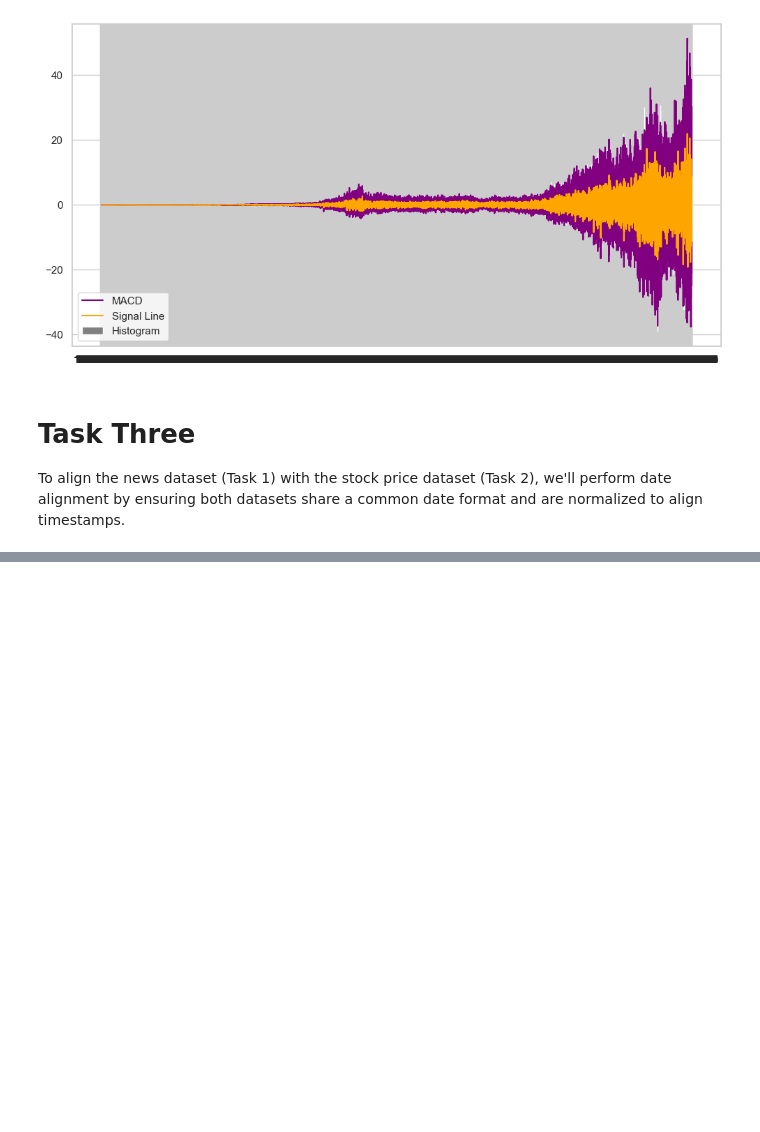
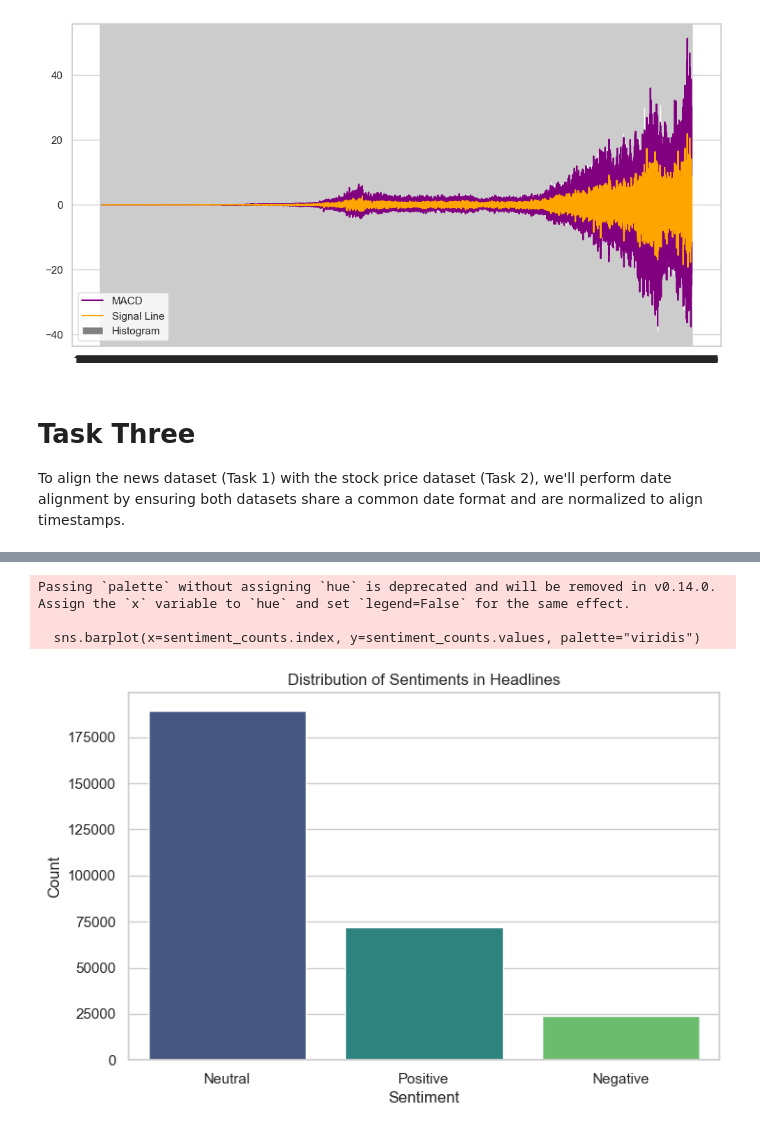
Before and after one commit to mubarek4566/Stoke_market_prediction_w1, a Jupyter notebook: notebooks/stoke_main.ipynb, the cells around one changed output, grey strips where cells are left out. Cells and saved outputs as stored; diff of their text form; code cells hidden in the pictures; blank space fills up the shorter version.

```diff
--- a/notebooks/stoke_main.ipynb
+++ b/notebooks/stoke_main.ipynb
@@ -503,0 +496,6 @@ aligned_data.head()
+# %%
+# Add a sentiment column to the merged dataset
+aligned_data['sentiment'] = aligned_data['headline'].apply(get_sentiment)
+
+# Count sentiment categories
+sentiment_counts = aligned_data['sentiment'].value_counts()
@@ -503,0 +511,12 @@ aligned_data.head()
+# %%
+# Call the functions
+merged_plot = EDA(aligned_data)
+# %%
+# Python Code for Visualization
+    # Sentiment distribution visualization
+merged_plot.plot_sentiment_distribution()
+# %% [output]
+Passing `palette` without assigning `hue` is deprecated and will be removed in v0.14.0. Assign the `x` variable to `hue` and set `legend=False` for the same effect.
+
+  sns.barplot(x=sentiment_counts.index, y=sentiment_counts.values, palette="viridis")
+[figure, added]
```
Also changed, not shown: parts of 40 cells of this notebook, 2 other files.
